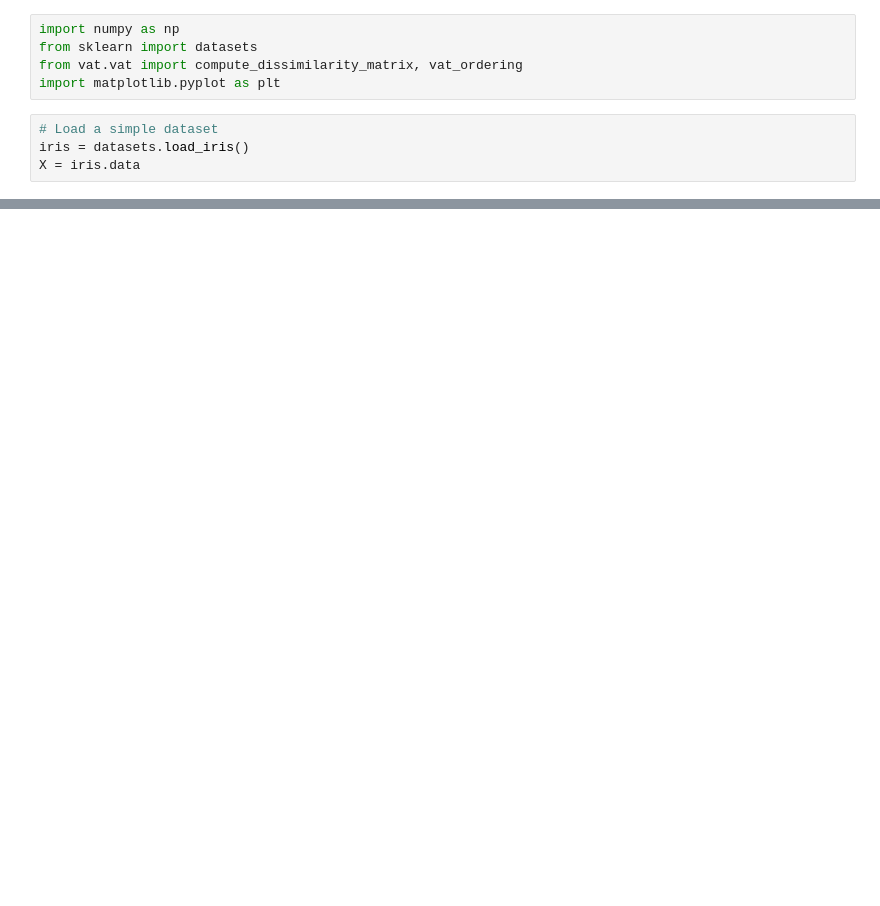
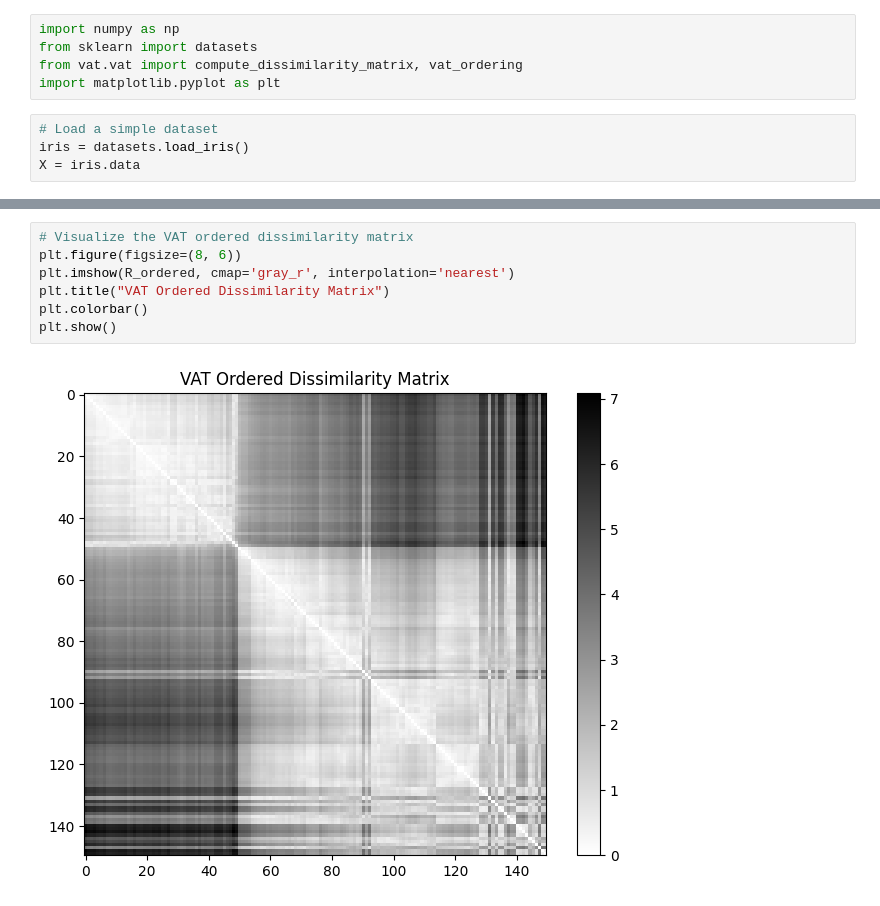
Before and after one commit to aboualiee/VAT-Algorithm_for_Visual_Cluster_Tendency_Assessement, a Jupyter notebook: notebooks/simple_vat_test.ipynb, the cells around one changed output, grey strips where cells are left out. Drawn from its saved outputs; the diff is of its cells as text; blank space fills up the shorter version.

```diff
--- a/notebooks/simple_vat_test.ipynb
+++ b/notebooks/simple_vat_test.ipynb
@@ -15,0 +36,9 @@ P, R_ordered = vat_ordering(R)
+# %%
+# Visualize the VAT ordered dissimilarity matrix
+plt.figure(figsize=(8, 6))
+plt.imshow(R_ordered, cmap='gray_r', interpolation='nearest')
+plt.title("VAT Ordered Dissimilarity Matrix")
+plt.colorbar()
+plt.show()
+# %% [output]
+[figure, added]
```
Also changed, not shown: parts of 8 cells of this notebook.
